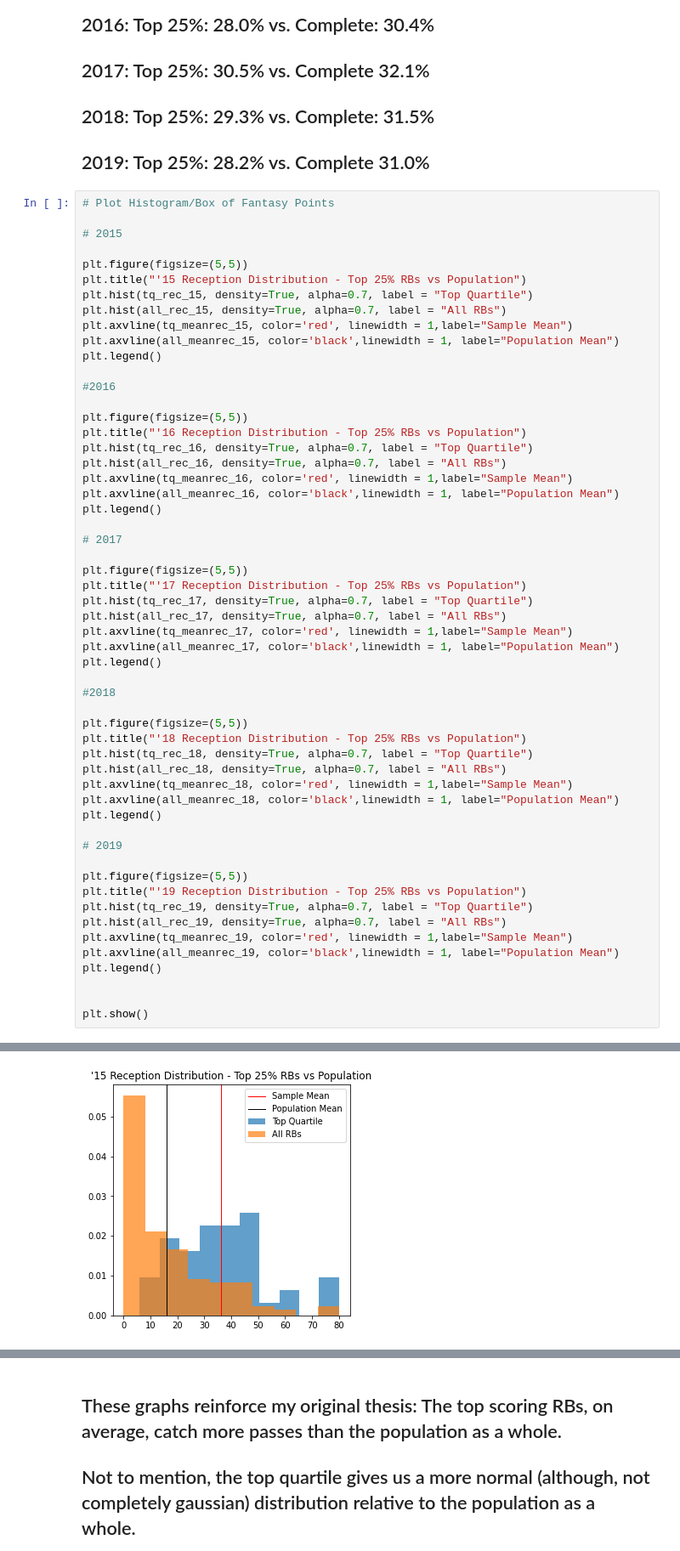
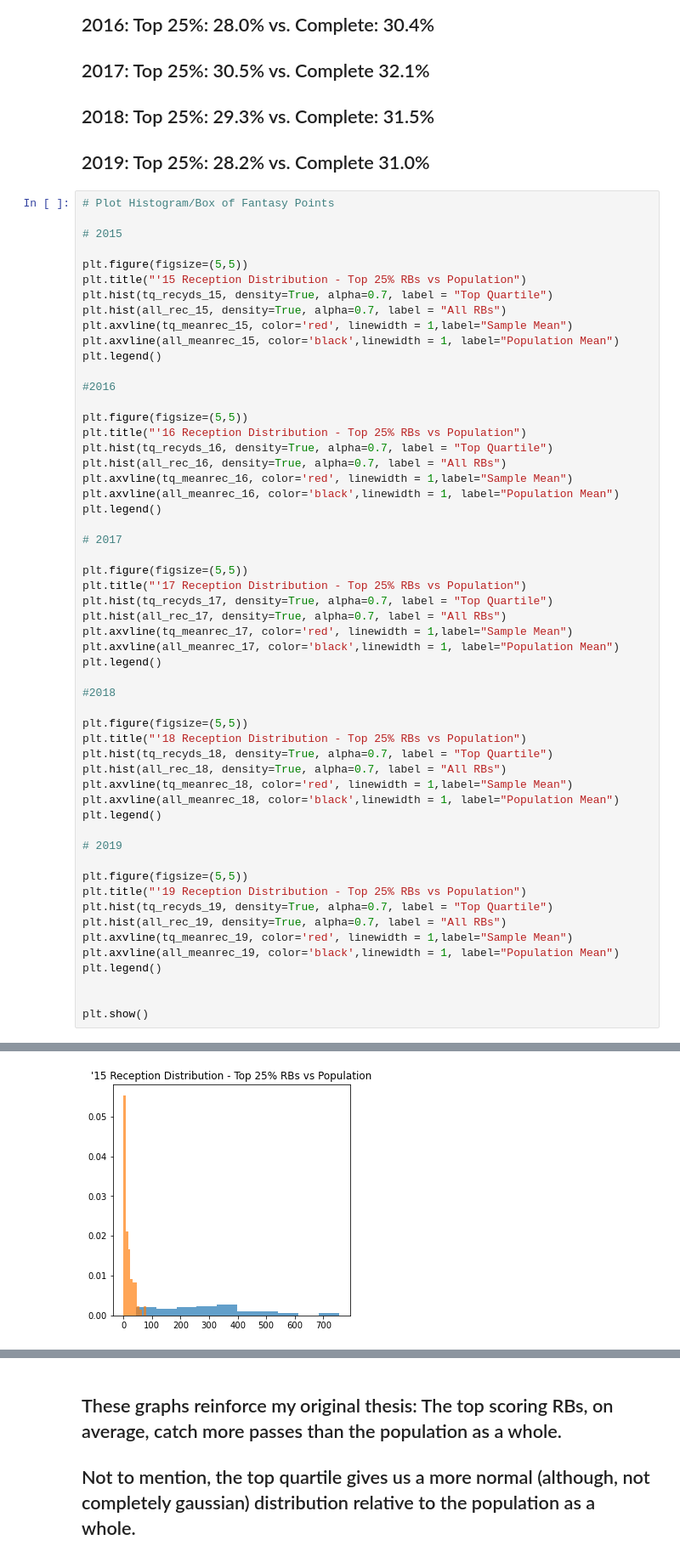
Before and after one commit to tiffanyharris711/pandasy-football, a Jupyter notebook: Analysis.ipynb, the cells around one changed output, grey strips where cells are left out. Shown: that part at 85% size. Saved outputs shown, nothing was run; the diff lists cells and outputs as text.

```diff
--- a/Analysis.ipynb
+++ b/Analysis.ipynb
@@ -1118,7 +1142,7 @@ yardage from receiving yards. There was not one year in which the Top Scoring RB
 
 plt.figure(figsize=(5,5))
 plt.title("'15 Reception Distribution - Top 25% RBs vs Population")
-plt.hist(tq_rec_15, density=True, alpha=0.7, label = "Top Quartile")
+plt.hist(tq_recyds_15, density=True, alpha=0.7, label = "Top Quartile")
 plt.hist(all_rec_15, density=True, alpha=0.7, label = "All RBs")
 plt.axvline(tq_meanrec_15, color='red', linewidth = 1,label="Sample Mean")
 plt.axvline(all_meanrec_15, color='black',linewidth = 1, label="Population Mean")
@@ -1128,7 +1152,7 @@ plt.legend()
 
 plt.figure(figsize=(5,5))
 plt.title("'16 Reception Distribution - Top 25% RBs vs Population")
-plt.hist(tq_rec_16, density=True, alpha=0.7, label = "Top Quartile")
+plt.hist(tq_recyds_16, density=True, alpha=0.7, label = "Top Quartile")
 plt.hist(all_rec_16, density=True, alpha=0.7, label = "All RBs")
 plt.axvline(tq_meanrec_16, color='red', linewidth = 1,label="Sample Mean")
 plt.axvline(all_meanrec_16, color='black',linewidth = 1, label="Population Mean")
@@ -1138,7 +1162,7 @@ plt.legend()
 
 plt.figure(figsize=(5,5))
 plt.title("'17 Reception Distribution - Top 25% RBs vs Population")
-plt.hist(tq_rec_17, density=True, alpha=0.7, label = "Top Quartile")
+plt.hist(tq_recyds_17, density=True, alpha=0.7, label = "Top Quartile")
 plt.hist(all_rec_17, density=True, alpha=0.7, label = "All RBs")
 plt.axvline(tq_meanrec_17, color='red', linewidth = 1,label="Sample Mean")
 plt.axvline(all_meanrec_17, color='black',linewidth = 1, label="Population Mean")
@@ -1148,7 +1172,7 @@ plt.legend()
 
 plt.figure(figsize=(5,5))
 plt.title("'18 Reception Distribution - Top 25% RBs vs Population")
-plt.hist(tq_rec_18, density=True, alpha=0.7, label = "Top Quartile")
+plt.hist(tq_recyds_18, density=True, alpha=0.7, label = "Top Quartile")
 plt.hist(all_rec_18, density=True, alpha=0.7, label = "All RBs")
 plt.axvline(tq_meanrec_18, color='red', linewidth = 1,label="Sample Mean")
 plt.axvline(all_meanrec_18, color='black',linewidth = 1, label="Population Mean")
@@ -1158,7 +1182,7 @@ plt.legend()
 
 plt.figure(figsize=(5,5))
 plt.title("'19 Reception Distribution - Top 25% RBs vs Population")
-plt.hist(tq_rec_19, density=True, alpha=0.7, label = "Top Quartile")
+plt.hist(tq_recyds_19, density=True, alpha=0.7, label = "Top Quartile")
 plt.hist(all_rec_19, density=True, alpha=0.7, label = "All RBs")
 plt.axvline(tq_meanrec_19, color='red', linewidth = 1,label="Sample Mean")
 plt.axvline(all_meanrec_19, color='black',linewidth = 1, label="Population Mean")
@@ -1170 +1195 @@ plt.show()
-[figure, old version]
+[figure, new version]
```
Also changed, not shown: parts of 33 cells of this notebook, 7 other files.
